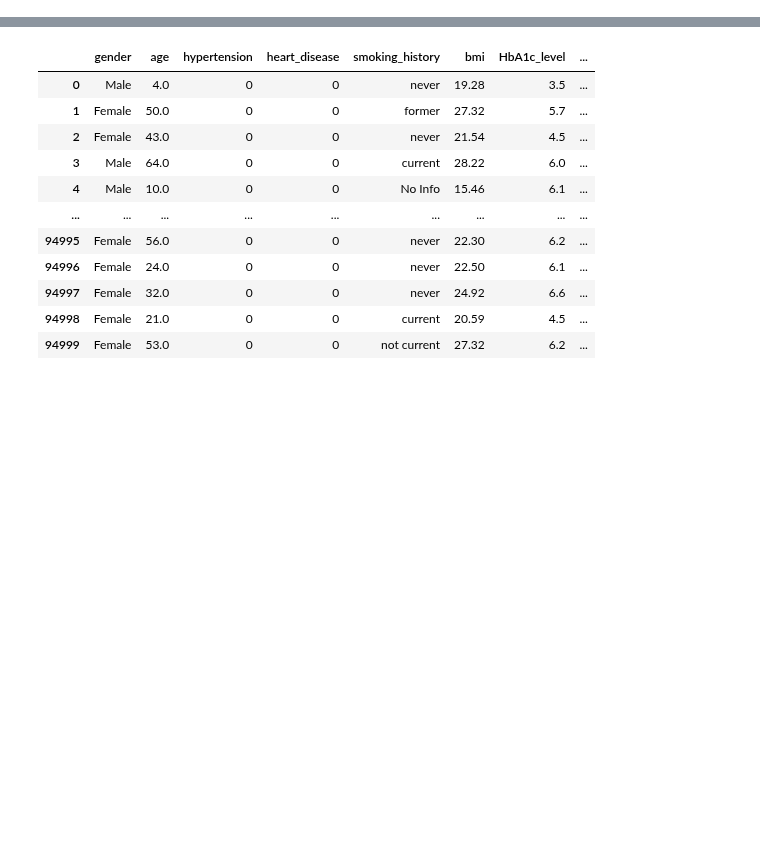
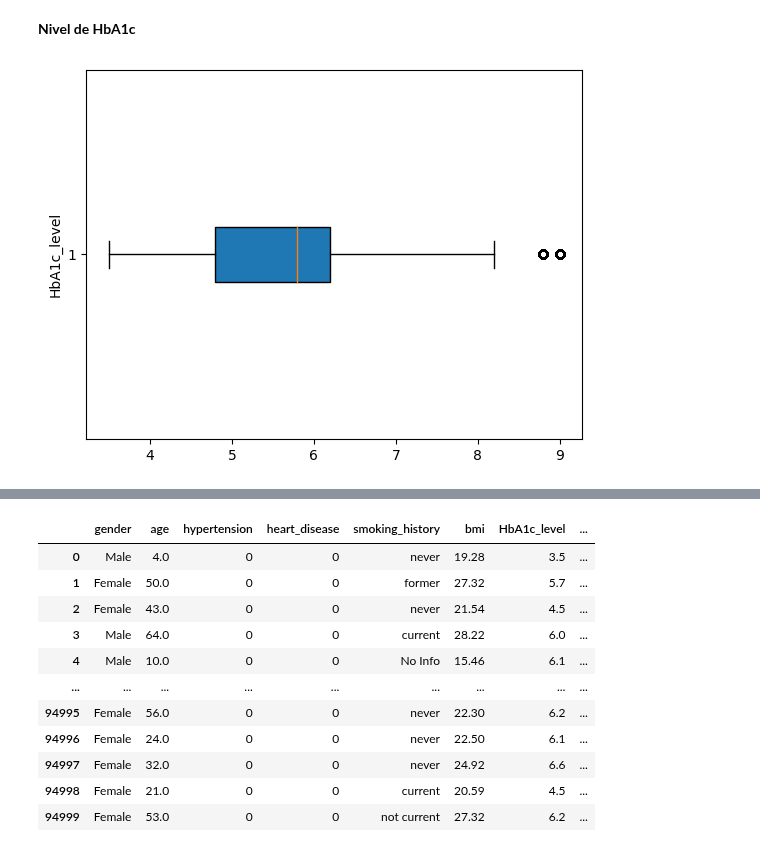
Before and after one commit to josezerda/DiploDatos2024, a Jupyter notebook: 04_AprendizajeSupervisado/Práctico/TP_Competencia_Kaggle_Grupo1.ipynb, the cells around one changed output, grey strips where cells are left out. Saved outputs shown, nothing was run; the diff lists cells and outputs as text; code cells hidden in the pictures; blank space fills up the shorter version.

```diff
--- a/04_AprendizajeSupervisado/Práctico/TP_Competencia_Kaggle_Grupo1.ipynb
+++ b/04_AprendizajeSupervisado/Práctico/TP_Competencia_Kaggle_Grupo1.ipynb
@@ -8,0 +193,8 @@ from sklearn.metrics import classification_report, roc_auc_score
+# %% [markdown]
+**Nivel de HbA1c**
+# %%
+plt.boxplot(train_df['HbA1c_level'],vert= False, patch_artist=True)
+plt.ylabel('HbA1c_level')
+plt.show()
+# %% [output]
+[figure, added]
```
Also changed, not shown: parts of 101 cells of this notebook.
